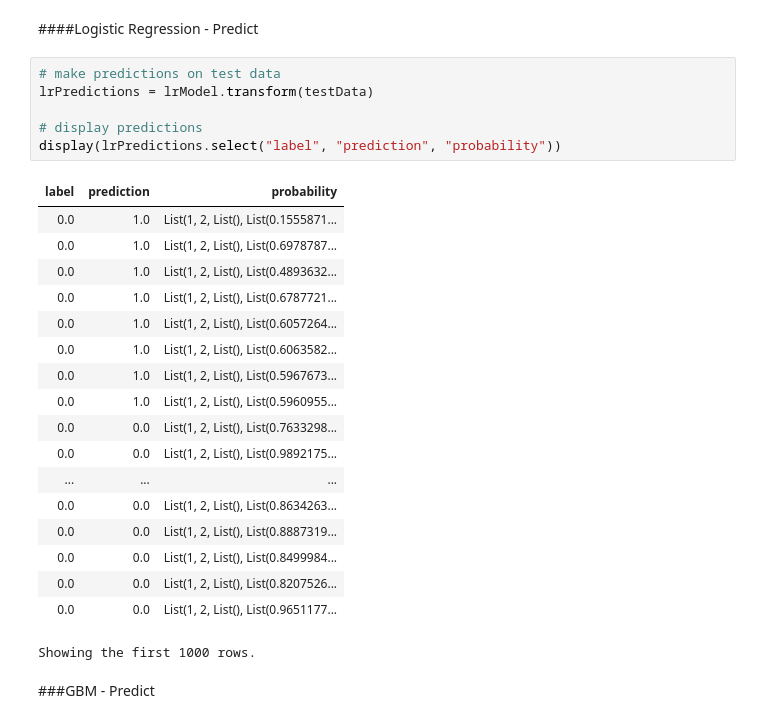
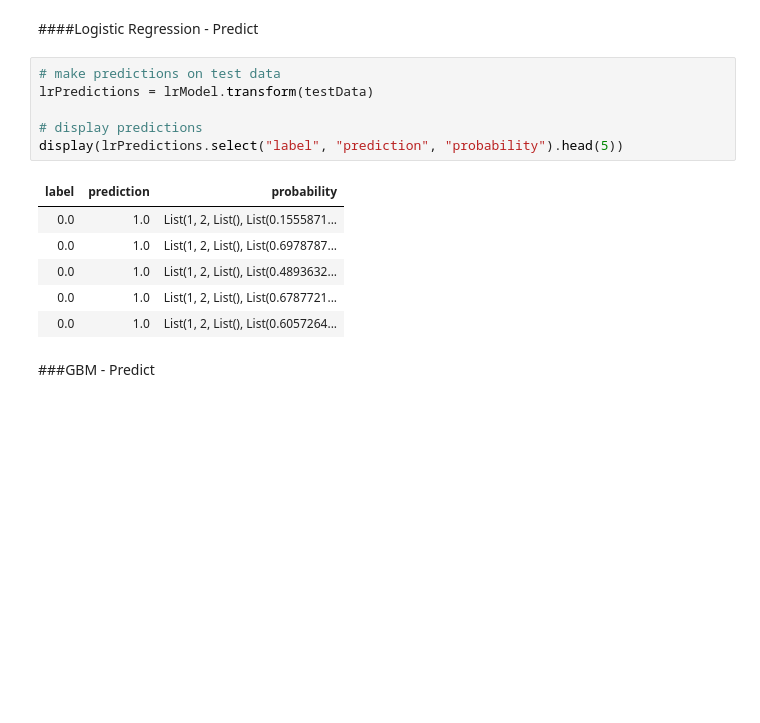
Before and after one commit to gdembla/springboard, a Jupyter notebook: mini_projects/Spark DF, SQL, ML Exercise.ipynb, the cells around one changed output. Saved outputs shown, nothing was run; the diff lists cells and outputs as text; blank space fills up the shorter version.

```diff
--- a/mini_projects/Spark DF, SQL, ML Exercise.ipynb
+++ b/mini_projects/Spark DF, SQL, ML Exercise.ipynb
@@ -422,28 +404,16 @@ gbModel = gb.fit(trainingData)
 # %%
 # make predictions on test data
 lrPredictions = lrModel.transform(testData)
 
 # display predictions
-display(lrPredictions.select("label", "prediction", "probability"))
+display(lrPredictions.select("label", "prediction", "probability").head(5))
 # %% [output]
 | label | prediction | probability |
 | 0.0 | 1.0 | List(1, 2, List(), List(0.1555871... |
 | 0.0 | 1.0 | List(1, 2, List(), List(0.6978787... |
 | 0.0 | 1.0 | List(1, 2, List(), List(0.4893632... |
 | 0.0 | 1.0 | List(1, 2, List(), List(0.6787721... |
 | 0.0 | 1.0 | List(1, 2, List(), List(0.6057264... |
-| 0.0 | 1.0 | List(1, 2, List(), List(0.6063582... |
-| 0.0 | 1.0 | List(1, 2, List(), List(0.5967673... |
-| 0.0 | 1.0 | List(1, 2, List(), List(0.5960955... |
-| 0.0 | 0.0 | List(1, 2, List(), List(0.7633298... |
-| 0.0 | 0.0 | List(1, 2, List(), List(0.9892175... |
-| ... | ... | ... |
-| 0.0 | 0.0 | List(1, 2, List(), List(0.8634263... |
-| 0.0 | 0.0 | List(1, 2, List(), List(0.8887319... |
-| 0.0 | 0.0 | List(1, 2, List(), List(0.8499984... |
-| 0.0 | 0.0 | List(1, 2, List(), List(0.8207526... |
-| 0.0 | 0.0 | List(1, 2, List(), List(0.9651177... |
-Showing the first 1000 rows.
 # %% [markdown]
 ###GBM - Predict
 # %% [markdown]
```
Also changed, not shown: parts of 11 cells of this notebook.
